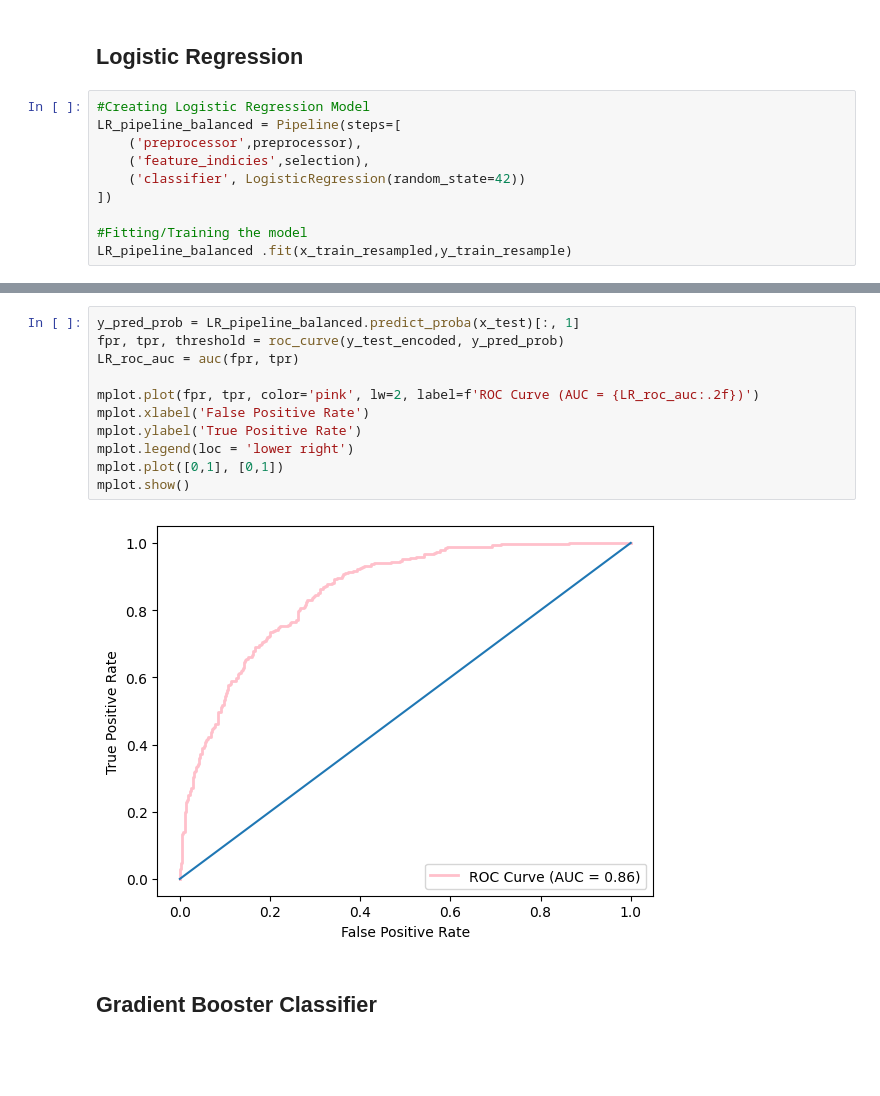
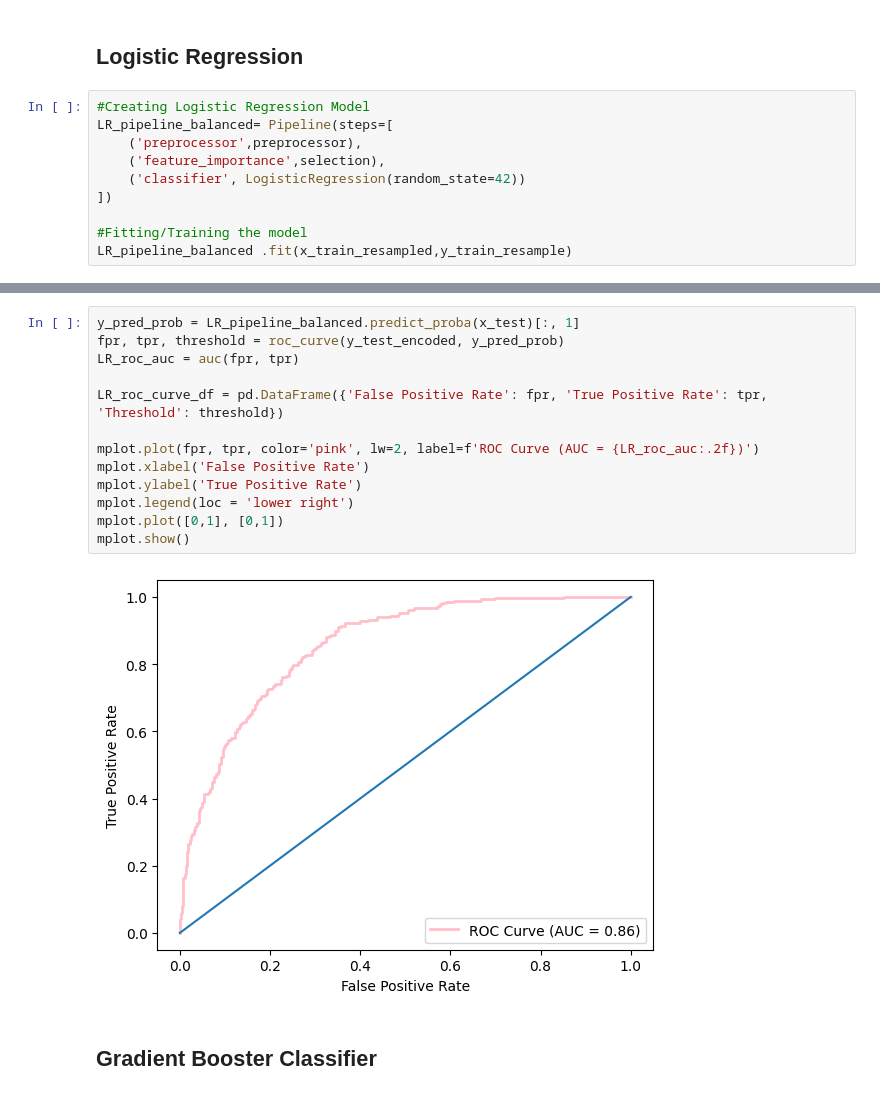
Before and after one commit to Baakwa/LP2_ML_Project, a Jupyter notebook: notebook.ipynb, the cells around one changed output, grey strips where cells are left out. Saved outputs shown, nothing was run; the diff lists cells and outputs as text; blank space fills up the shorter version.

```diff
--- a/notebook.ipynb
+++ b/notebook.ipynb
@@ -1806,9 +1820,9 @@ mplot.show()
 ##  Logistic Regression
 # %%
 #Creating Logistic Regression Model
-LR_pipeline_balanced = Pipeline(steps=[
+LR_pipeline_balanced= Pipeline(steps=[
     ('preprocessor',preprocessor),
-    ('feature_indicies',selection),
+    ('feature_importance',selection),
     ('classifier', LogisticRegression(random_state=42))
 ])
 
@@ -1859,16 +1873,18 @@ weighted avg       0.81      0.75      0.76      1009
 # %%
 y_pred_prob = LR_pipeline_balanced.predict_proba(x_test)[:, 1]
 fpr, tpr, threshold = roc_curve(y_test_encoded, y_pred_prob)
 LR_roc_auc = auc(fpr, tpr)
+
+LR_roc_curve_df = pd.DataFrame({'False Positive Rate': fpr, 'True Positive Rate': tpr, 'Threshold': threshold})
 
 mplot.plot(fpr, tpr, color='pink', lw=2, label=f'ROC Curve (AUC = {LR_roc_auc:.2f})')
 mplot.xlabel('False Positive Rate')
 mplot.ylabel('True Positive Rate')
 mplot.legend(loc = 'lower right')
 mplot.plot([0,1], [0,1])
 mplot.show()
 # %% [output]
-[figure, old version]
+[figure, new version]
 # %% [markdown]
 ## Gradient Booster Classifier
 # %%
```
Also changed, not shown: parts of 32 cells of this notebook, 1 other file.
